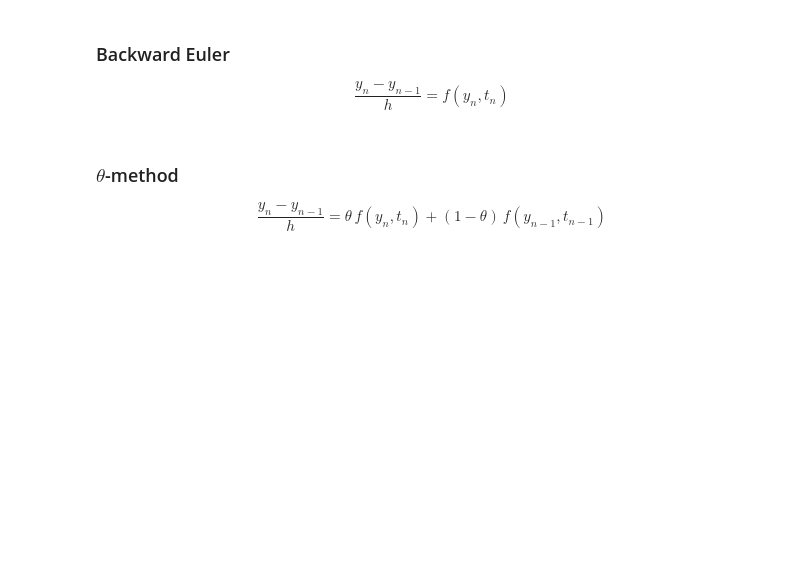
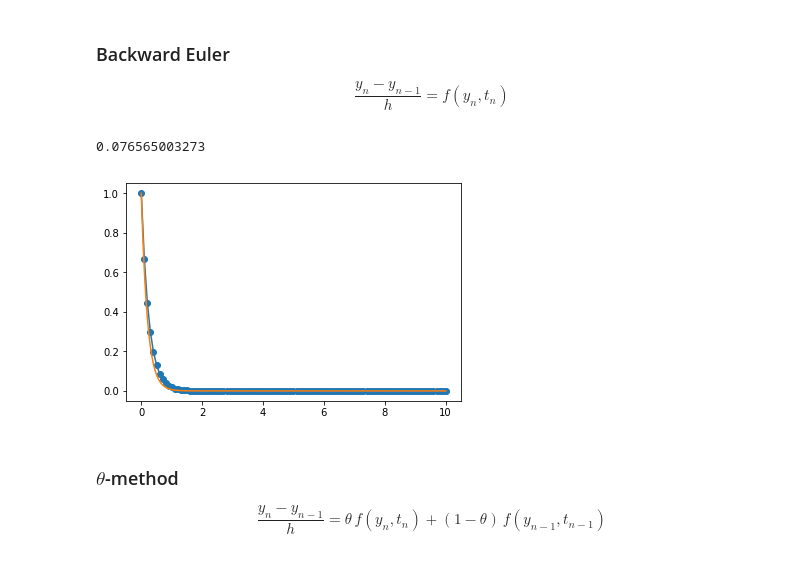
Before and after one commit to luca-heltai/numerical-analysis-2020-2021, a Jupyter notebook: notebooks/12a-ode.ipynb, the cells around one changed output. Saved outputs shown, nothing was run; the diff lists cells and outputs as text; code cells hidden in the pictures; blank space fills up the shorter version.

```diff
--- a/notebooks/12a-ode.ipynb
+++ b/notebooks/12a-ode.ipynb
@@ -66,3 +63,23 @@ def be(l,y0,t0,tf,h):
+# %%
+def be(l,y0,t0,tf,h):
+    timesteps = arange(t0,tf+1e-10, h)
+    sol = zeros_like(timesteps)
+    sol[0] = y0
+    for i in range(1,len(sol)):
+        sol[i] = sol[i-1]/(1-l*h)
+
+    return sol, timesteps
+
+y, t = be(l,y0,t0,tf,0.1)
+
+_ = plot(t,y, 'o-')
+_ = plot(s,exact(s))
+
+error = numpy.linalg.norm(exact(t) - y, infty)
+print(error)
+# %% [output]
+0.076565003273
+[figure, added]
 # %% [markdown]
 ### $\theta$-method
 
```
Also changed, not shown: parts of 3 cells of this notebook, 1 other file.
